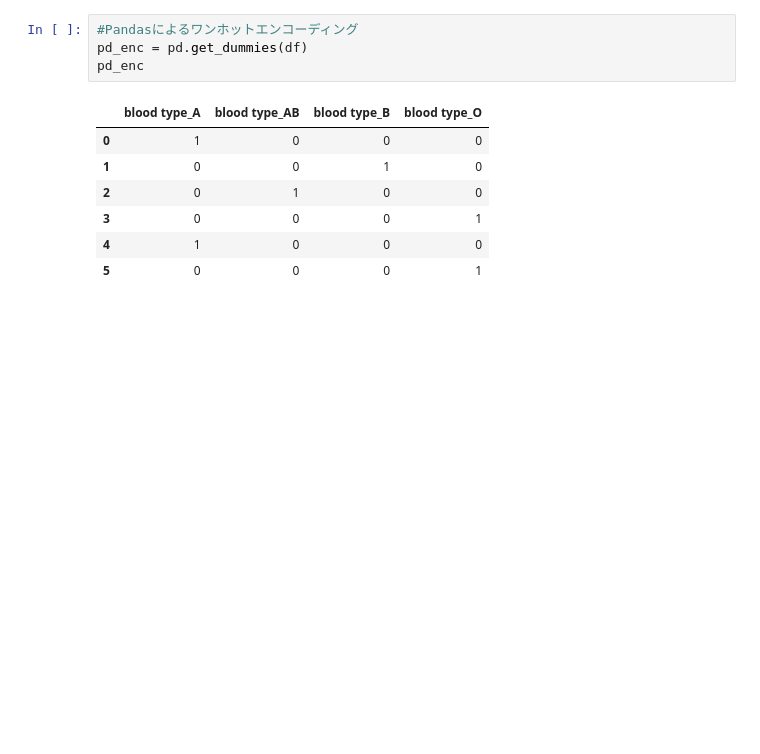
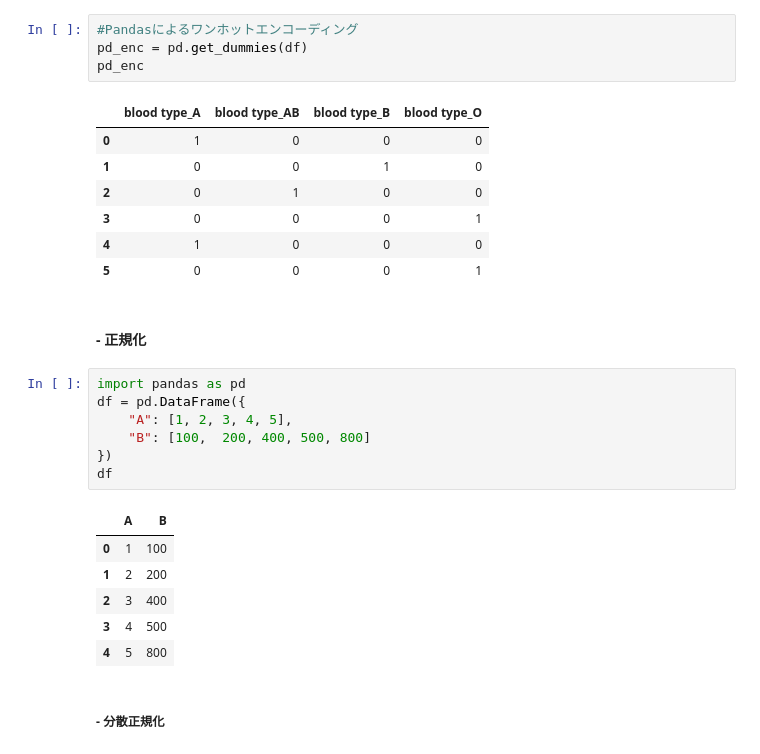
Before and after one commit to GitHiru/ml_academic, a Jupyter notebook: various/offline/books/python-data-analytis/04_liblary.ipynb, the cells around one changed output. Drawn from its saved outputs; the diff is of its cells as text; blank space fills up the shorter version.

```diff
--- a/various/offline/books/python-data-analytis/04_liblary.ipynb
+++ b/various/offline/books/python-data-analytis/04_liblary.ipynb
@@ -465,3 +469,21 @@ pd_enc
 | 3 | 0 | 0 | 0 | 1 |
 | 4 | 1 | 0 | 0 | 0 |
 | 5 | 0 | 0 | 0 | 1 |
+# %% [markdown]
+#### - 正規化
+# %%
+import pandas as pd
+df = pd.DataFrame({
+    "A": [1, 2, 3, 4, 5],
+    "B": [100,  200, 400, 500, 800]
+})
+df
+# %% [output]
+|  | A | B |
+| 0 | 1 | 100 |
+| 1 | 2 | 200 |
+| 2 | 3 | 400 |
+| 3 | 4 | 500 |
+| 4 | 5 | 800 |
+# %% [markdown]
+##### - 分散正規化
```
Also changed, not shown: parts of 18 cells of this notebook.
